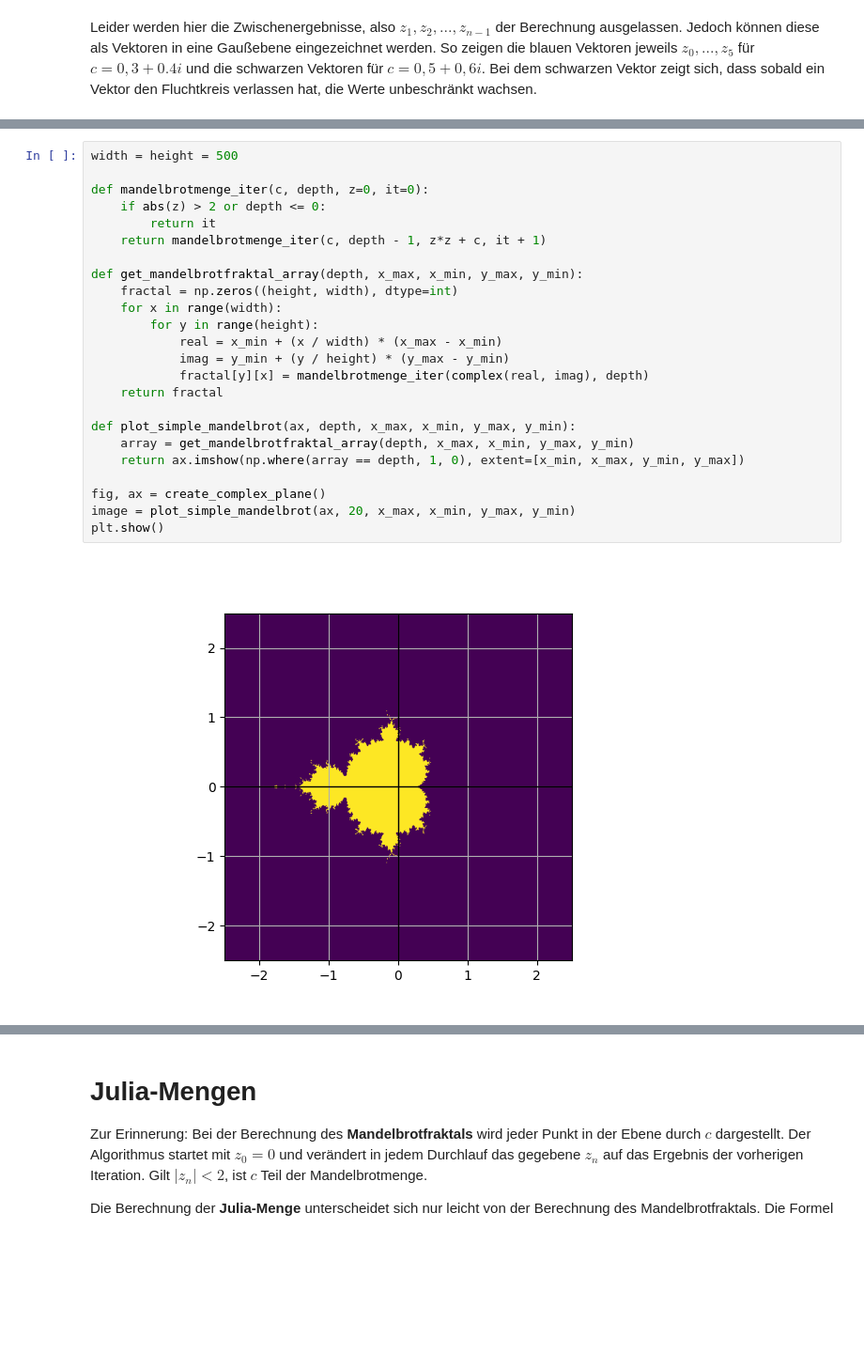
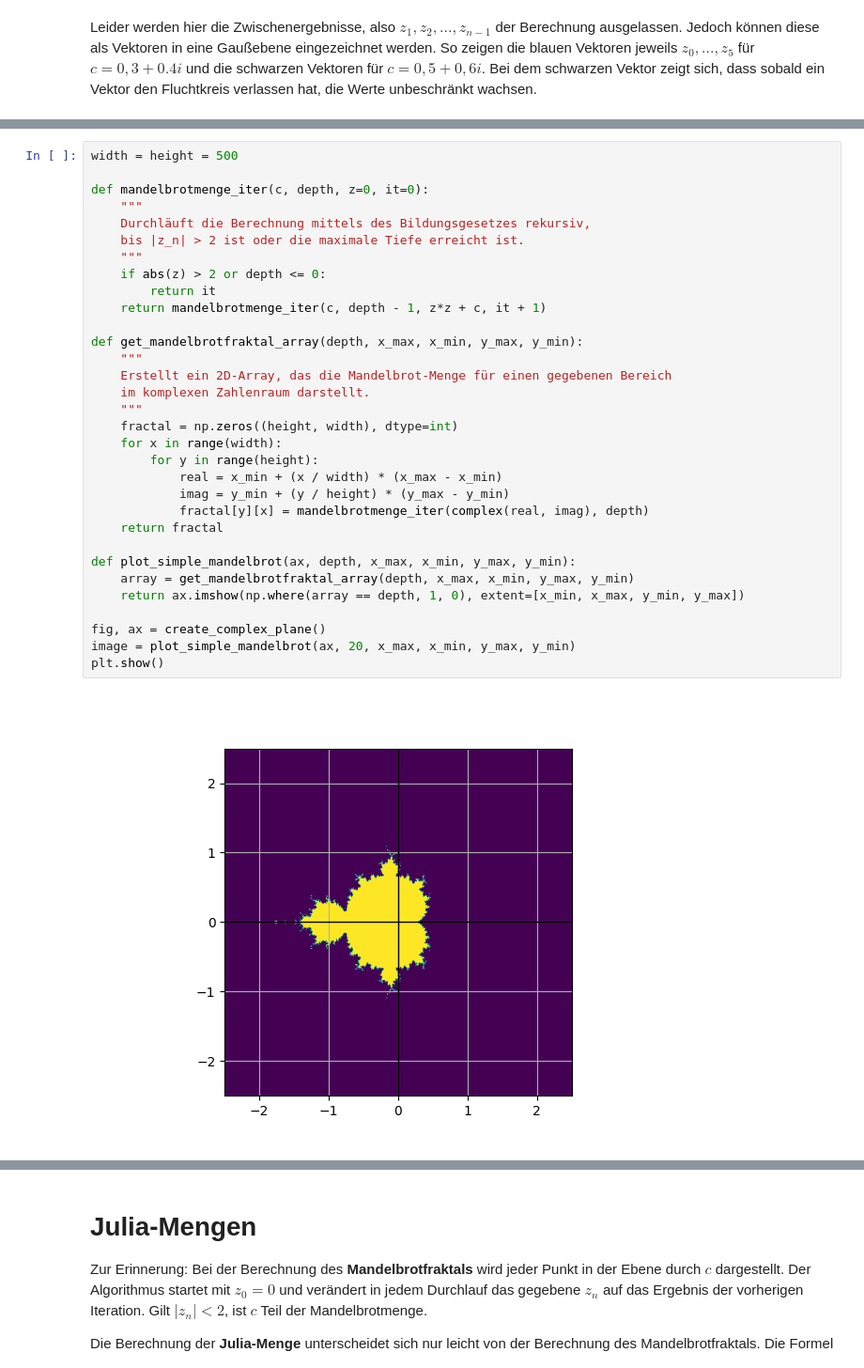
Before and after one commit to Julessh05-Studium/Scientific-Programming-Lab, a Jupyter notebook: SciProLab/Mandelbrotfraktal.ipynb, the cells around one changed output, grey strips where cells are left out. Shown: that part at 94% size. Drawn from its saved outputs; the diff is of its cells as text; blank space fills up the shorter version.

```diff
--- a/SciProLab/Mandelbrotfraktal.ipynb
+++ b/SciProLab/Mandelbrotfraktal.ipynb
@@ -186,28 +180,36 @@ Als Benoît Mandelbrot die Mandelbrotmenge zum ersten Mal auf einem Computer dar
 # %%
 width = height = 500
 
 def mandelbrotmenge_iter(c, depth, z=0, it=0):
+    """
+    Durchläuft die Berechnung mittels des Bildungsgesetzes rekursiv,
+    bis |z_n| > 2 ist oder die maximale Tiefe erreicht ist.
+    """
     if abs(z) > 2 or depth <= 0:
         return it
     return mandelbrotmenge_iter(c, depth - 1, z*z + c, it + 1)
 
 def get_mandelbrotfraktal_array(depth, x_max, x_min, y_max, y_min):
+    """
+    Erstellt ein 2D-Array, das die Mandelbrot-Menge für einen gegebenen Bereich
+    im komplexen Zahlenraum darstellt.
+    """
     fractal = np.zeros((height, width), dtype=int)
     for x in range(width):
         for y in range(height):
             real = x_min + (x / width) * (x_max - x_min)
             imag = y_min + (y / height) * (y_max - y_min)
             fractal[y][x] = mandelbrotmenge_iter(complex(real, imag), depth)
     return fractal
 
 def plot_simple_mandelbrot(ax, depth, x_max, x_min, y_max, y_min):
     array = get_mandelbrotfraktal_array(depth, x_max, x_min, y_max, y_min)
     return ax.imshow(np.where(array == depth, 1, 0), extent=[x_min, x_max, y_min, y_max])
 
 fig, ax = create_complex_plane()
 image = plot_simple_mandelbrot(ax, 20, x_max, x_min, y_max, y_min)
 plt.show()
 # %% [output]
-[figure, old version]
+[figure, new version]
 # %%
 def zoom_into_mandelbrot(ax, depth, x_min, x_max, y_min, y_max):
```
Also changed, not shown: parts of 21 cells of this notebook.
